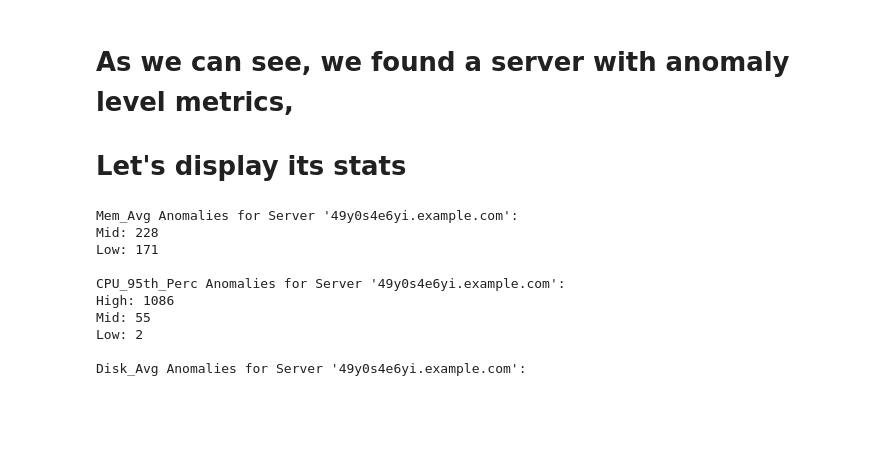
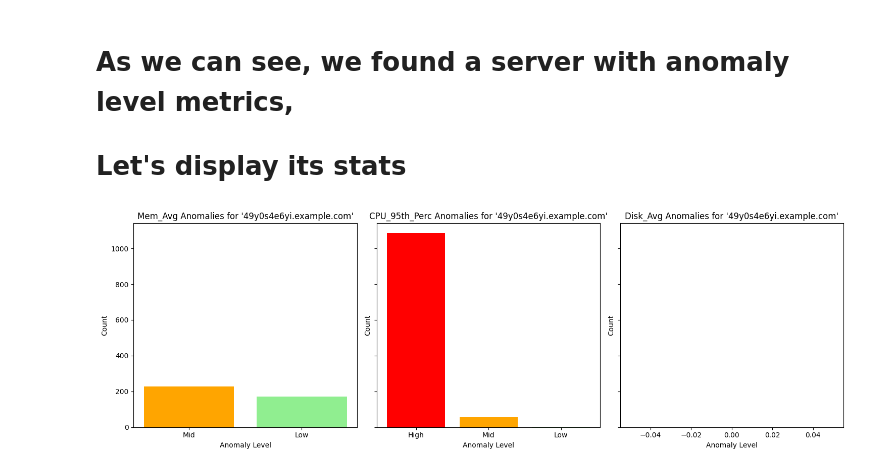
Before and after one commit to jessicabrooke10/Senior-Design-Project, a Jupyter notebook: Anomaly_Checking.ipynb, the cells around one changed output. Saved outputs shown, nothing was run; the diff lists cells and outputs as text; code cells hidden in the pictures; blank space fills up the shorter version.

```diff
--- a/Anomaly_Checking.ipynb
+++ b/Anomaly_Checking.ipynb
@@ -147,31 +147,35 @@ See the caveats in the documentation: https://pandas.pydata.org/pandas-docs/stab
 # %%
 # Find the server with the highest number of anomalies
 server_with_highest_anomalies = server_anomaly_counts.iloc[0]['host']
 
 # Filter the DataFrame to get anomaly metric counts for the server with the highest number of anomalies
 metrics_for_highest_anomalies = all_anomalies[all_anomalies['host'] == server_with_highest_anomalies][['Mem_Level', 'CPU_Level', 'Disk_Level']]
 
 # Count the occurrences of each anomaly level for each metric
 metric_counts = {
     'Mem_Avg': metrics_for_highest_anomalies['Mem_Level'].value_counts().to_dict(),
     'CPU_95th_Perc': metrics_for_highest_anomalies['CPU_Level'].value_counts().to_dict(),
     'Disk_Avg': metrics_for_highest_anomalies['Disk_Level'].value_counts().to_dict()
 }
 
-# Display the anomaly metric counts for the server with the highest number of anomalies
-for metric, counts in metric_counts.items():
-    print(f"{metric} Anomalies for Server '{server_with_highest_anomalies}':")
-    for level, count in counts.items():
-        print(f"{level}: {count}")
-    print()
+# Data preparation
+metric_names = ['Mem_Avg', 'CPU_95th_Perc', 'Disk_Avg']
+metric_labels = ['Memory', 'CPU', 'Disk']
+metric_colors = {'low': 'lightgreen', 'mid': 'orange', 'high': 'red'}
+
+# Plotting
+fig, axes = plt.subplots(nrows=1, ncols=3, figsize=(15, 5), sharey=True)
+
+for i, metric in enumerate(metric_names):
+    ax = axes[i]
+    counts = metric_counts[metric]
+    ax.bar(counts.keys(), counts.values(), color=[metric_colors[level.lower()] for level in counts.keys()])
+    ax.set_title(f"{metric} Anomalies for '{server_with_highest_anomalies}'")
+    ax.set_xlabel('Anomaly Level')
+    ax.set_ylabel('Count')
+    ax.tick_params(axis='x')
+
+plt.tight_layout()
+plt.show()
 # %% [output]
-Mem_Avg Anomalies for Server '49y0s4e6yi.example.com':
-Mid: 228
-Low: 171
-
-CPU_95th_Perc Anomalies for Server '49y0s4e6yi.example.com':
-High: 1086
-Mid: 55
-Low: 2
-
-Disk_Avg Anomalies for Server '49y0s4e6yi.example.com':
+[figure, added]
```
Also changed, not shown: parts of 2 cells of this notebook.
